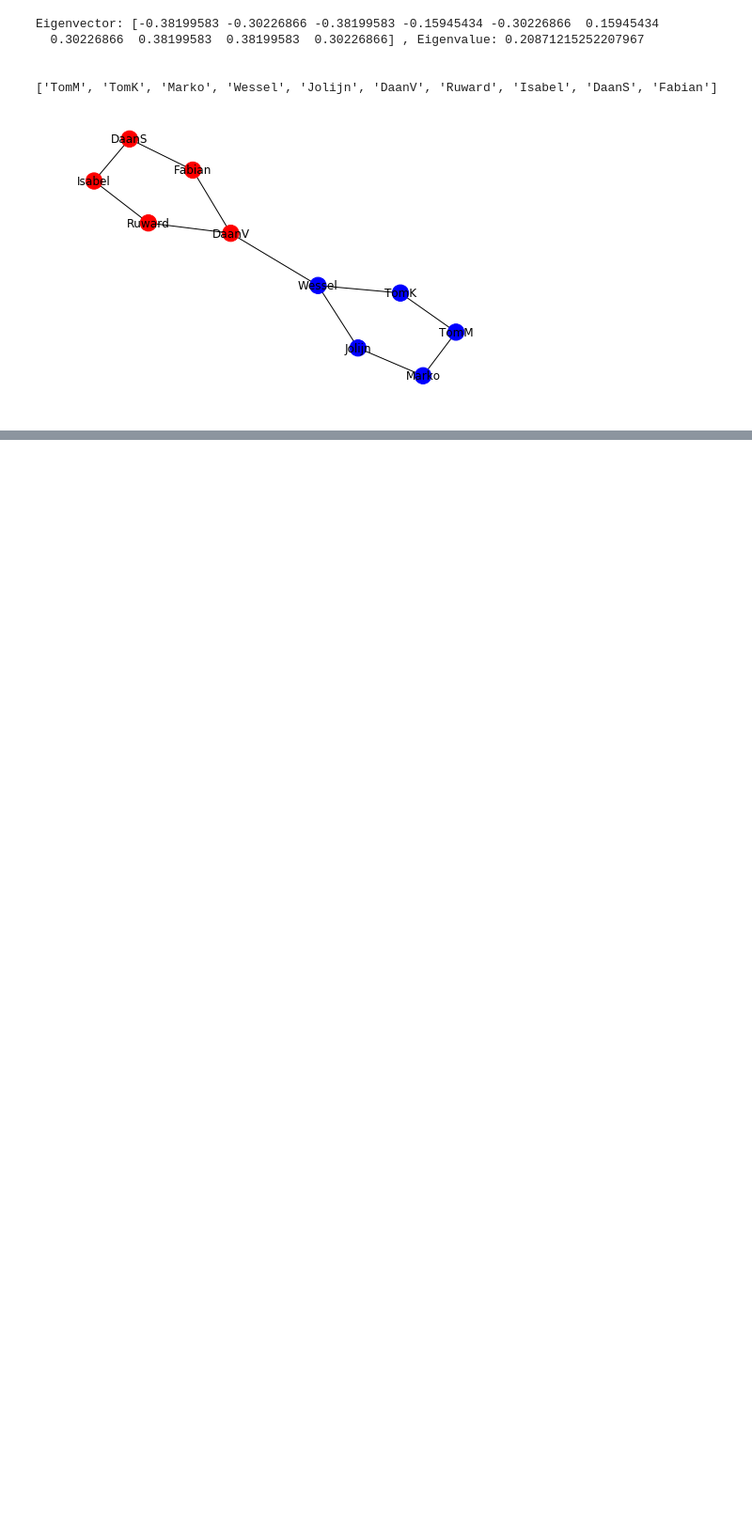
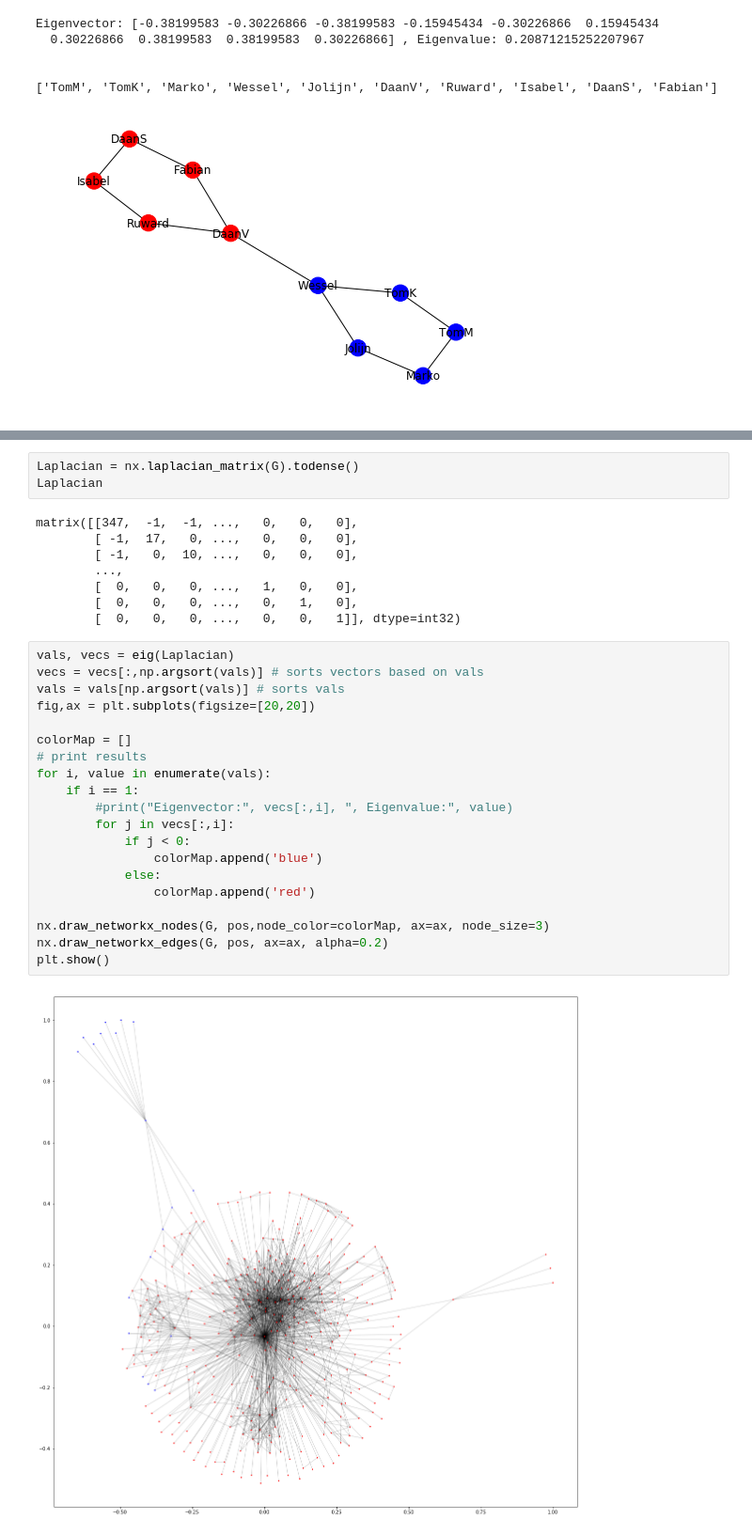
Before and after one commit to tomvmeer/Linear_Algebra_6, a Jupyter notebook: Groupstuff assignment 3.ipynb, the cells around one changed output, grey strips where cells are left out. Shown at 94% size. Saved outputs shown, nothing was run; the diff lists cells and outputs as text; blank space fills up the shorter version.

```diff
--- a/Groupstuff assignment 3.ipynb
+++ b/Groupstuff assignment 3.ipynb
@@ -228,0 +253,33 @@ Eigenvector: [-0.38199583 -0.30226866 -0.38199583 -0.15945434 -0.30226866  0.159
+# %%
+Laplacian = nx.laplacian_matrix(G).todense()
+Laplacian
+# %% [output]
+matrix([[347,  -1,  -1, ...,   0,   0,   0],
+        [ -1,  17,   0, ...,   0,   0,   0],
+        [ -1,   0,  10, ...,   0,   0,   0],
+        ...,
+        [  0,   0,   0, ...,   1,   0,   0],
+        [  0,   0,   0, ...,   0,   1,   0],
+        [  0,   0,   0, ...,   0,   0,   1]], dtype=int32)
+# %%
+vals, vecs = eig(Laplacian)
+vecs = vecs[:,np.argsort(vals)] # sorts vectors based on vals
+vals = vals[np.argsort(vals)] # sorts vals
+fig,ax = plt.subplots(figsize=[20,20])
+
+colorMap = []
+# print results
+for i, value in enumerate(vals):
+    if i == 1:
+        #print("Eigenvector:", vecs[:,i], ", Eigenvalue:", value)
+        for j in vecs[:,i]:
+            if j < 0:
+                colorMap.append('blue')
+            else:
+                colorMap.append('red')
+
+nx.draw_networkx_nodes(G, pos,node_color=colorMap, ax=ax, node_size=3)
+nx.draw_networkx_edges(G, pos, ax=ax, alpha=0.2)
+plt.show()
+# %% [output]
+[figure, added]
```
Also changed, not shown: parts of 1 cell of this notebook, 1 other file.
